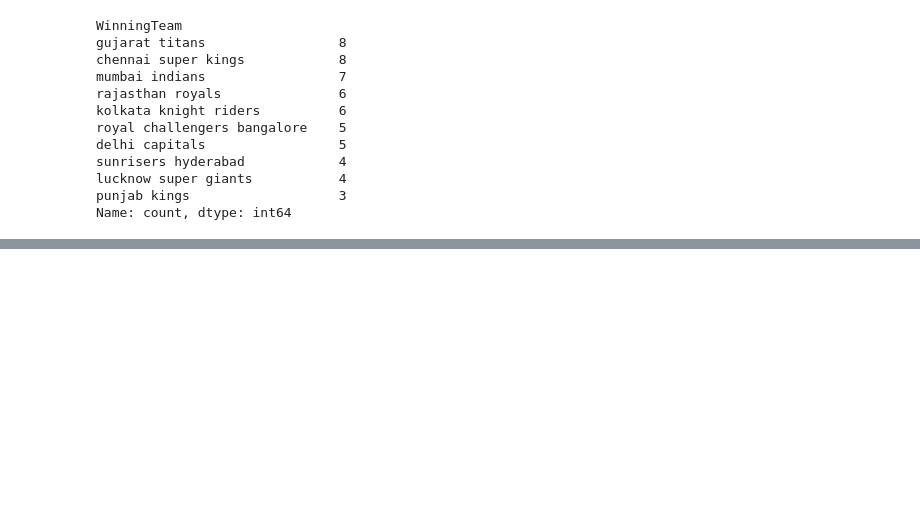
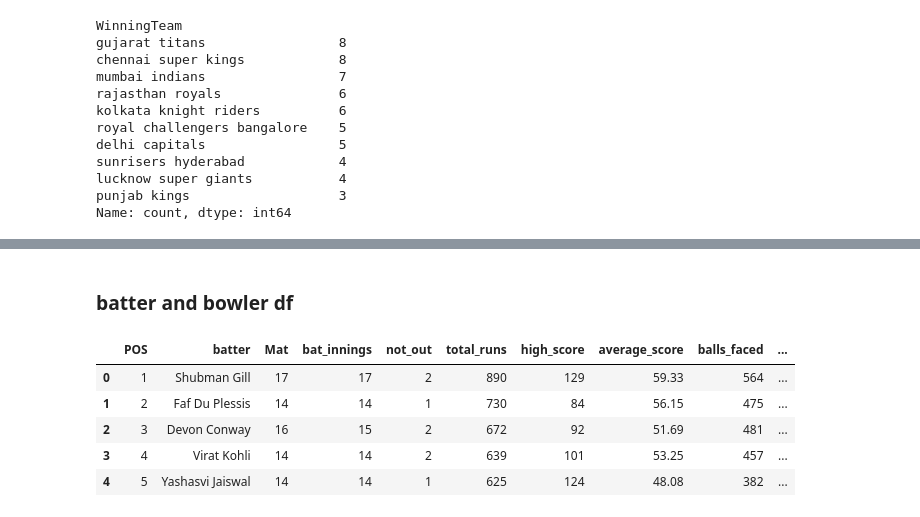
Before and after one commit to patrickevans29/ipl_prediction_model, a Jupyter notebook: notebooks/dataframe2023.ipynb, the cells around one changed output, grey strips where cells are left out. Drawn from its saved outputs; the diff is of its cells as text; code cells hidden in the pictures; blank space fills up the shorter version.

```diff
--- a/notebooks/dataframe2023.ipynb
+++ b/notebooks/dataframe2023.ipynb
@@ -437,0 +438,13 @@ df_2.to_csv('../raw_data/data2023.csv')
+# %% [markdown]
+### batter and bowler df
+# %%
+df_batter = pd.read_csv('/home/thibault/code/patrickevans29/ipl_prediction_model/raw_data/batter_data_2023.csv')
+# %%
+df_batter.head()
+# %% [output]
+|  | POS | batter | Mat | bat_innings | not_out | total_runs | high_score | average_score | balls_faced | ... |
+| 0 | 1 | Shubman Gill | 17 | 17 | 2 | 890 | 129 | 59.33 | 564 | ... |
+| 1 | 2 | Faf Du Plessis | 14 | 14 | 1 | 730 | 84 | 56.15 | 475 | ... |
+| 2 | 3 | Devon Conway | 16 | 15 | 2 | 672 | 92 | 51.69 | 481 | ... |
+| 3 | 4 | Virat Kohli | 14 | 14 | 2 | 639 | 101 | 53.25 | 457 | ... |
+| 4 | 5 | Yashasvi Jaiswal | 14 | 14 | 1 | 625 | 124 | 48.08 | 382 | ... |
```
Also changed, not shown: parts of 14 cells of this notebook.
